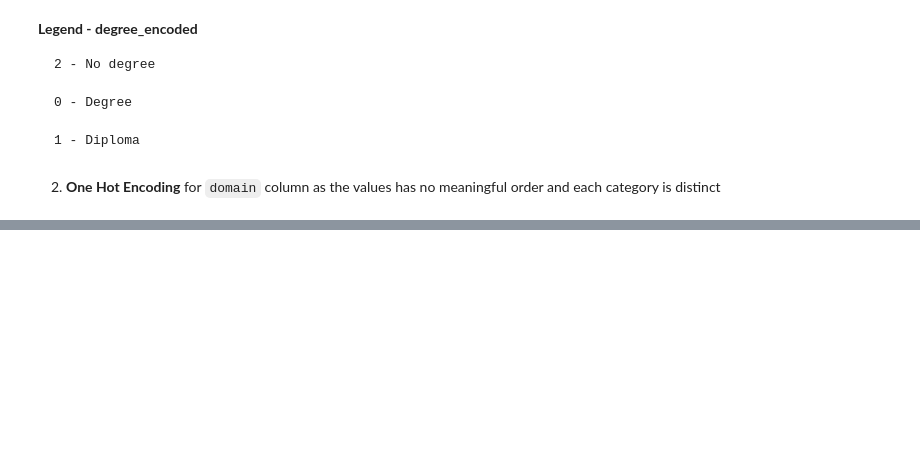
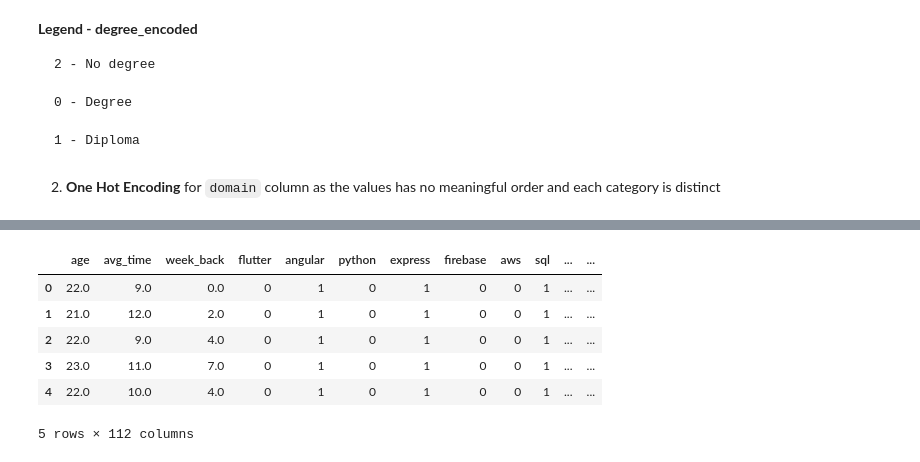
Before and after one commit to mubarakmayyeri/worth-machine-learning, a Jupyter notebook: 4_preprocessing/1_preprocessing_combined.ipynb, the cells around one changed output, grey strips where cells are left out. Saved outputs shown, nothing was run; the diff lists cells and outputs as text; code cells hidden in the pictures; blank space fills up the shorter version.

```diff
--- a/4_preprocessing/1_preprocessing_combined.ipynb
+++ b/4_preprocessing/1_preprocessing_combined.ipynb
@@ -175,0 +360,13 @@ Index(['designation', 'age', 'cs_bg', 'experience', 'avg_time', 'holidays',
+# %%
+# Dropping the unnecessary columns created for avoiding dummy variable trap
+cols_to_drop = ['cs_bg', 'experience', 'holidays', 'graduated', 'cs_bg_No', 'experience_Bca dropout ', 'holidays_No', 'graduated_No']
+pre_data = pre_data.drop(cols_to_drop, axis=1)
+pre_data.head()
+# %% [output]
+|  | age | avg_time | week_back | flutter | angular | python | express | firebase | aws | sql | ... | ... |
+| 0 | 22.0 | 9.0 | 0.0 | 0 | 1 | 0 | 1 | 0 | 0 | 1 | ... | ... |
+| 1 | 21.0 | 12.0 | 2.0 | 0 | 1 | 0 | 1 | 0 | 0 | 1 | ... | ... |
+| 2 | 22.0 | 9.0 | 4.0 | 0 | 1 | 0 | 1 | 0 | 0 | 1 | ... | ... |
+| 3 | 23.0 | 11.0 | 7.0 | 0 | 1 | 0 | 1 | 0 | 0 | 1 | ... | ... |
+| 4 | 22.0 | 10.0 | 4.0 | 0 | 1 | 0 | 1 | 0 | 0 | 1 | ... | ... |
+5 rows × 112 columns
```
Also changed, not shown: parts of 24 cells of this notebook, 1 other file.
